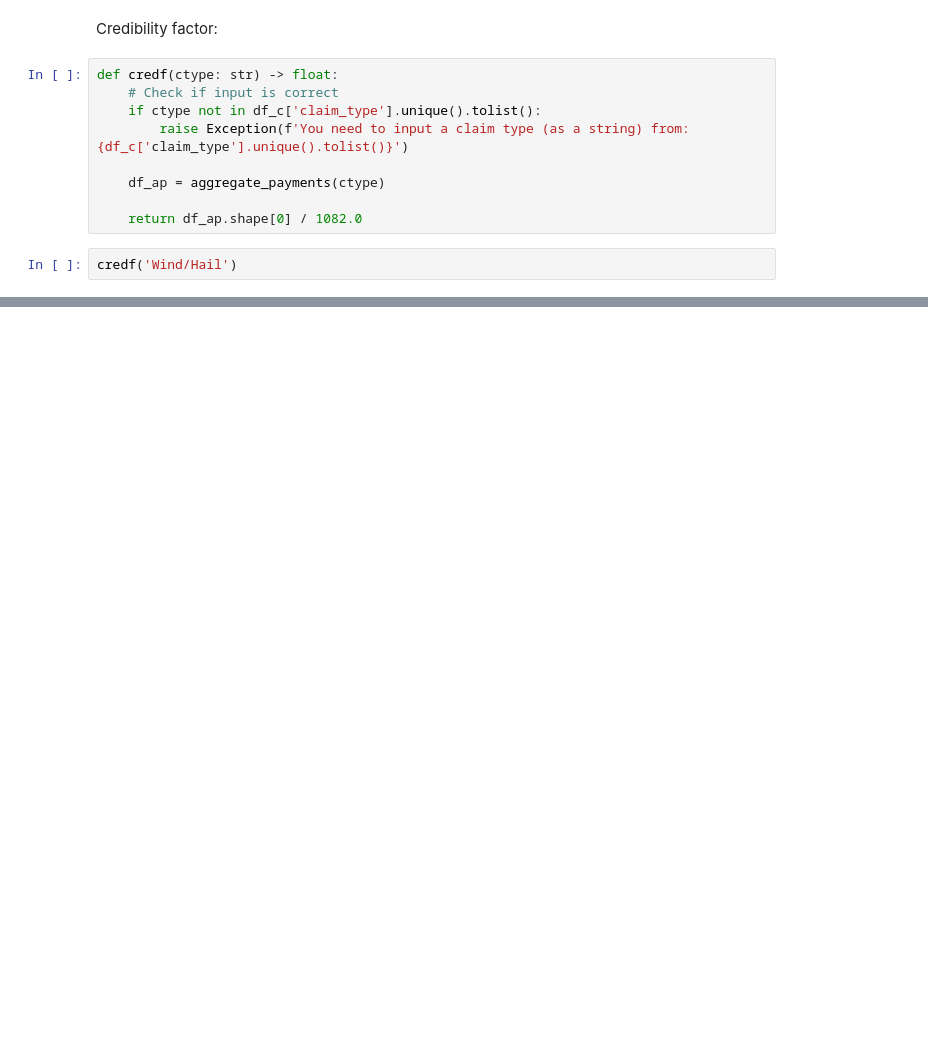
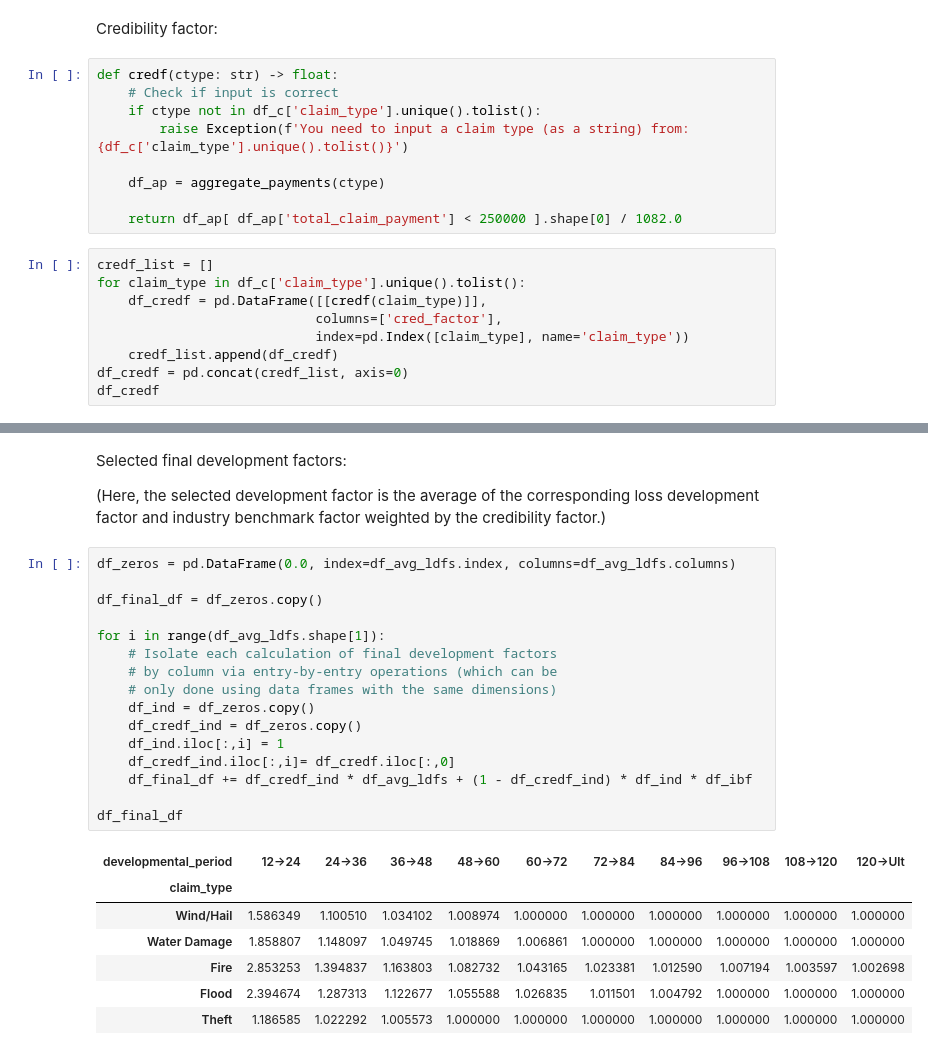
Before and after one commit to aj-tao/home-insurance-ratemaking, a Jupyter notebook: reports/home insurance ratemaking.ipynb, the cells around one changed output, grey strips where cells are left out. Cells and saved outputs as stored; diff of their text form; blank space fills up the shorter version.

```diff
--- a/reports/home insurance ratemaking.ipynb
+++ b/reports/home insurance ratemaking.ipynb
@@ -129,7 +138,14 @@ def credf(ctype: str) -> float:
 
     df_ap = aggregate_payments(ctype)
 
-    return df_ap.shape[0] / 1082.0
+    return df_ap[ df_ap['total_claim_payment'] < 250000 ].shape[0] / 1082.0
 # %%
-credf('Wind/Hail')
+credf_list = []
+for claim_type in df_c['claim_type'].unique().tolist():
+    df_credf = pd.DataFrame([[credf(claim_type)]],
+                            columns=['cred_factor'],
+                            index=pd.Index([claim_type], name='claim_type'))
+    credf_list.append(df_credf)
+df_credf = pd.concat(credf_list, axis=0)
+df_credf
 # %% [output]
@@ -309,0 +171,28 @@ left, right, result
+# %% [markdown]
+Selected final development factors:
+
+(Here, the selected development factor is the average of the corresponding loss development factor and industry benchmark factor weighted by the credibility factor.)
+# %%
+df_zeros = pd.DataFrame(0.0, index=df_avg_ldfs.index, columns=df_avg_ldfs.columns)
+
+df_final_df = df_zeros.copy()
+
+for i in range(df_avg_ldfs.shape[1]):
+    # Isolate each calculation of final development factors
+    # by column via entry-by-entry operations (which can be
+    # only done using data frames with the same dimensions)
+    df_ind = df_zeros.copy()
+    df_credf_ind = df_zeros.copy()
+    df_ind.iloc[:,i] = 1
+    df_credf_ind.iloc[:,i]= df_credf.iloc[:,0]
+    df_final_df += df_credf_ind * df_avg_ldfs + (1 - df_credf_ind) * df_ind * df_ibf
+
+df_final_df
+# %% [output]
+| developmental_period | 12→24 | 24→36 | 36→48 | 48→60 | 60→72 | 72→84 | 84→96 | 96→108 | 108→120 | 120→Ult |
+| claim_type |  |  |  |  |  |  |  |  |  |  |
+| Wind/Hail | 1.586349 | 1.100510 | 1.034102 | 1.008974 | 1.000000 | 1.000000 | 1.000000 | 1.000000 | 1.000000 | 1.000000 |
+| Water Damage | 1.858807 | 1.148097 | 1.049745 | 1.018869 | 1.006861 | 1.000000 | 1.000000 | 1.000000 | 1.000000 | 1.000000 |
+| Fire | 2.853253 | 1.394837 | 1.163803 | 1.082732 | 1.043165 | 1.023381 | 1.012590 | 1.007194 | 1.003597 | 1.002698 |
+| Flood | 2.394674 | 1.287313 | 1.122677 | 1.055588 | 1.026835 | 1.011501 | 1.004792 | 1.000000 | 1.000000 | 1.000000 |
+| Theft | 1.186585 | 1.022292 | 1.005573 | 1.000000 | 1.000000 | 1.000000 | 1.000000 | 1.000000 | 1.000000 | 1.000000 |
```
Also changed, not shown: parts of 28 cells of this notebook.
